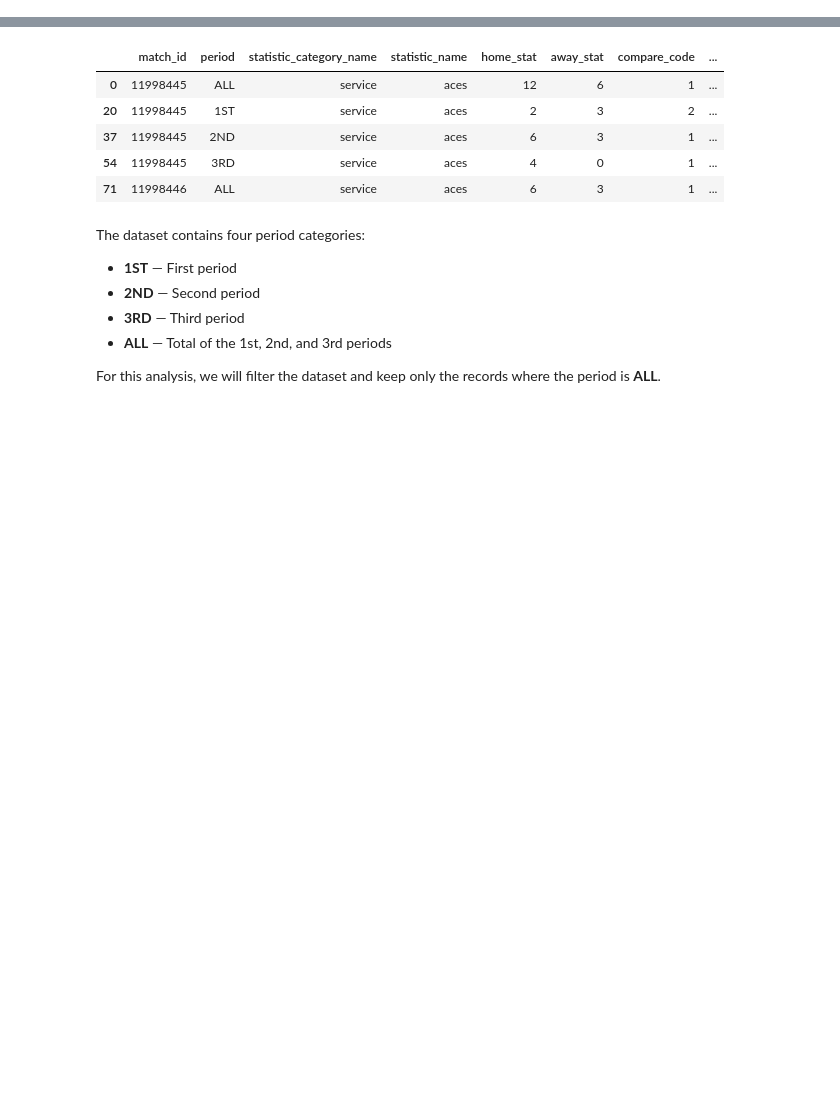
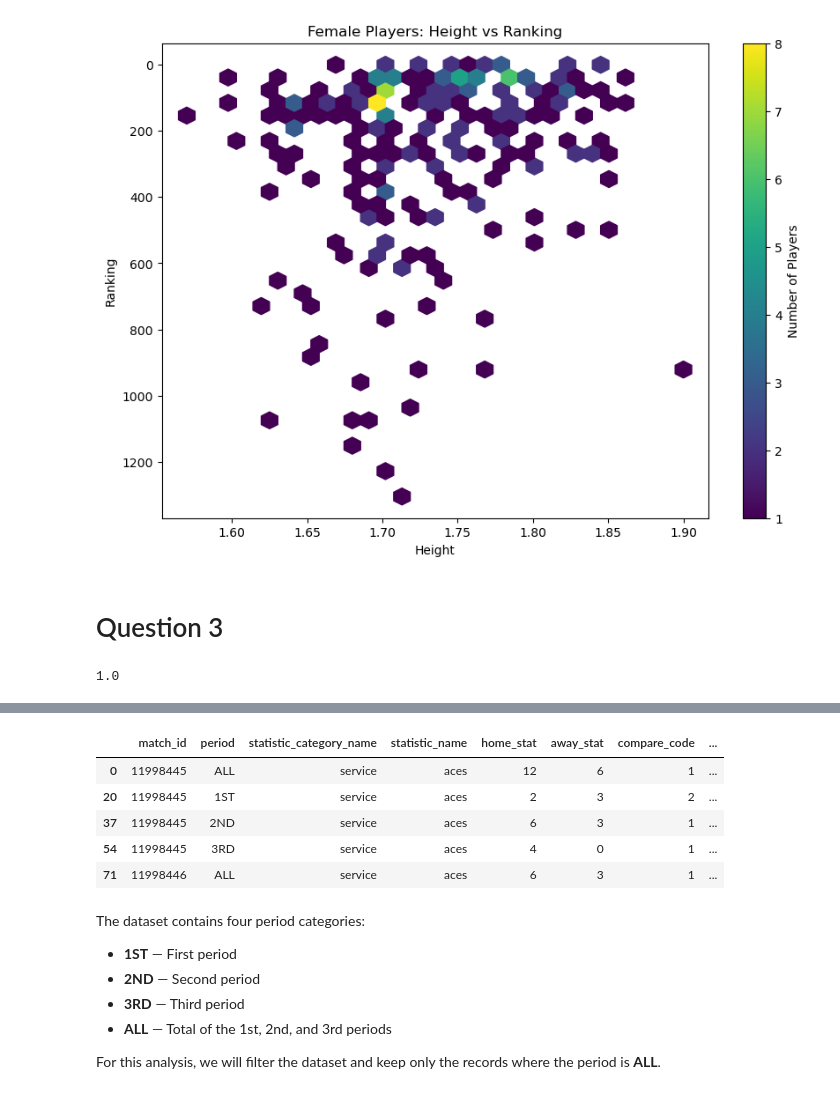
Before and after one commit to saba-ghorashi/tennis-analysis, a Jupyter notebook: answers.ipynb, the cells around one changed output, grey strips where cells are left out. Cells and saved outputs as stored; diff of their text form; code cells hidden in the pictures; blank space fills up the shorter version.

```diff
--- a/answers.ipynb
+++ b/answers.ipynb
@@ -20,0 +208,29 @@ MatchVenueInfo=pd.read_parquet("data/processed/MatchVenueInfo.parquet")
+# %%
+#Drawing a hexagonal data density diagram to examine the relationship between height and ranking of female players
+female = rank_height[
+    rank_height['gender'] == 'F'
+]
+
+plt.figure(figsize=(10,7))
+
+plt.hexbin(
+    female['height'],
+    female['current_rank'],
+    gridsize=30,
+    mincnt=1
+)
+
+plt.gca().invert_yaxis()
+
+plt.xlabel('Height')
+plt.ylabel('Ranking')
+plt.title('Female Players: Height vs Ranking')
+
+cb = plt.colorbar()
+cb.set_label('Number of Players')
+
+plt.show()
+# %% [output]
+[figure, added]
+# %% [markdown]
+# Question 3
@@ -20,0 +297,4 @@ MatchVenueInfo=pd.read_parquet("data/processed/MatchVenueInfo.parquet")
+# %%
+player_stats["win_rate"].max()
+# %% [output]
+1.0
```
Also changed, not shown: parts of 188 cells of this notebook.
